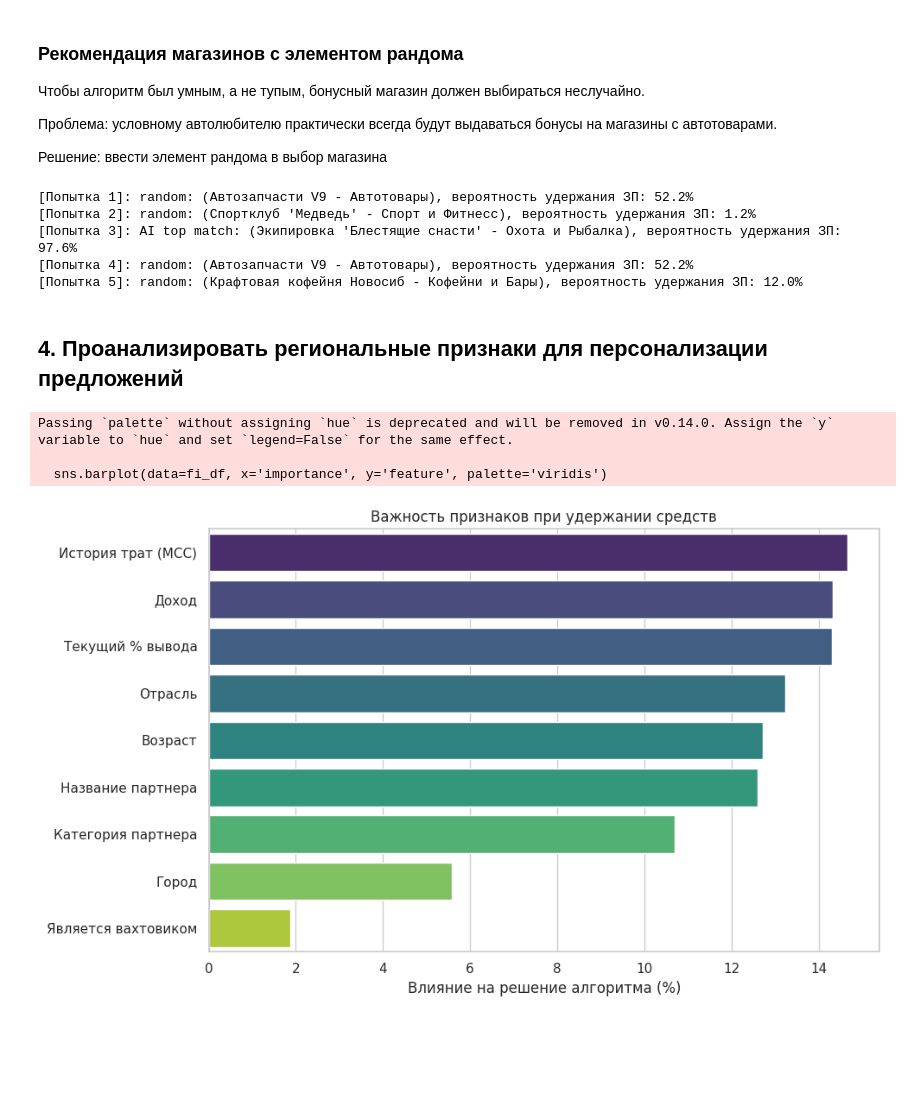
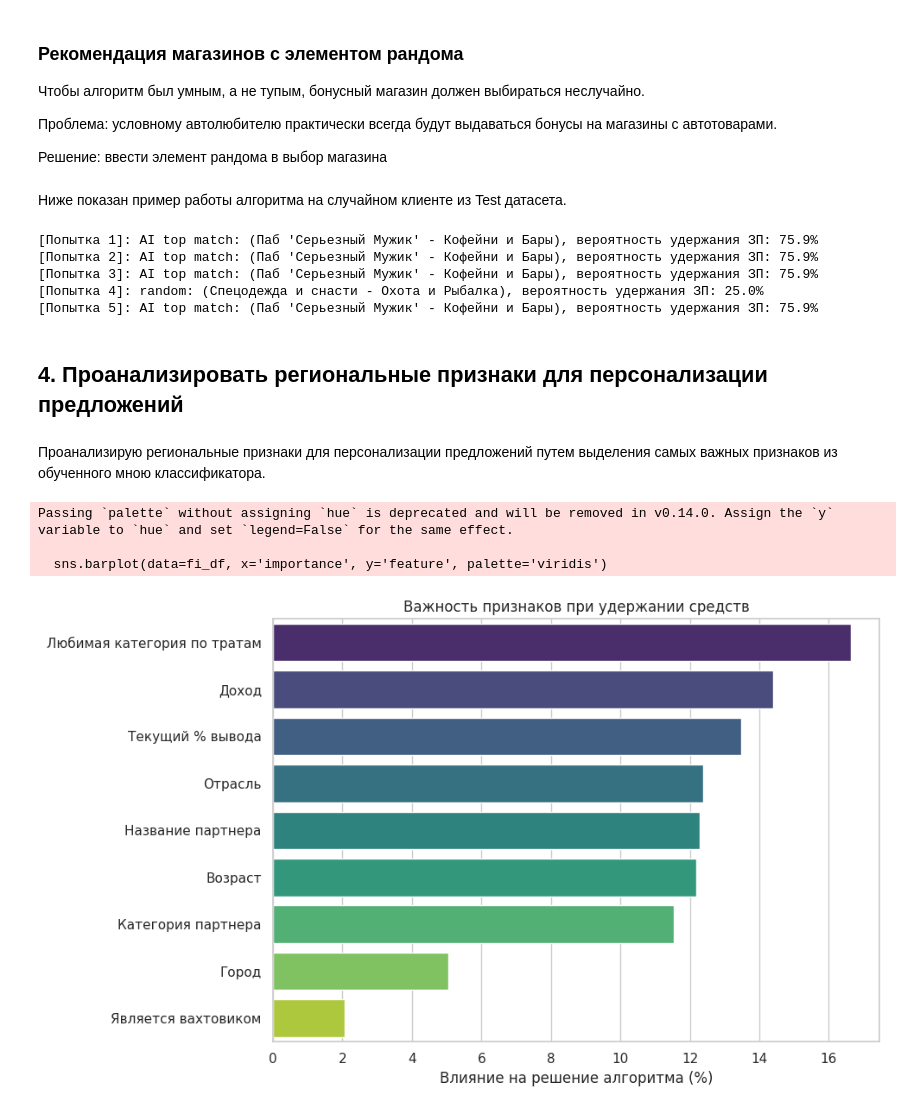
Before and after one commit to yifanset/sber-hak, a Jupyter notebook: model/model.ipynb, the cells around one changed output. Cells and saved outputs as stored; diff of their text form; code cells hidden in the pictures; blank space fills up the shorter version.

```diff
--- a/model/model.ipynb
+++ b/model/model.ipynb
@@ -407,9 +419,9 @@ from sklearn.metrics import classification_report
 
 model = CatBoostClassifier(
     iterations=500,
-    learning_rate=0.12245119510163609,
+    learning_rate=0.1622907349538086,
     depth=8,
-    l2_leaf_reg=1.0148176208509447,
+    l2_leaf_reg=2.377107451513059,
     cat_features=categorical_features,
     auto_class_weights="Balanced",
     early_stopping_rounds=50,
@@ -481,6 +495,8 @@ def recommend_store_with_exploration(user_data, available_stores, model, epsilon
         chosen_strategy = "random"
 
     return chosen["name"], chosen["category"], chosen["probability"], chosen_strategy
+# %% [markdown]
+Ниже показан пример работы алгоритма на случайном клиенте из Test датасета.
 # %%
 sample_client = X_test.iloc[213].drop(["proposed_store_name", "proposed_store_category"]).to_dict()
 client_city = sample_client["city"]
@@ -489,41 +505,43 @@ for i in range(5):
     name, category, probability, strategy = recommend_store_with_exploration(sample_client, local_partners[client_city], model)
     print(f"[Попытка {i+1}]: {strategy}: ({name} - {category}), вероятность удержания ЗП: {probability:.1%}")
 # %% [output]
-[Попытка 1]: random: (Автозапчасти V9 - Автотовары), вероятность удержания ЗП: 52.2%
-[Попытка 2]: random: (Спортклуб 'Медведь' - Спорт и Фитнесс), вероятность удержания ЗП: 1.2%
-[Попытка 3]: AI top match: (Экипировка 'Блестящие снасти' - Охота и Рыбалка), вероятность удержания ЗП: 97.6%
-[Попытка 4]: random: (Автозапчасти V9 - Автотовары), вероятность удержания ЗП: 52.2%
-[Попытка 5]: random: (Крафтовая кофейня Новосиб - Кофейни и Бары), вероятность удержания ЗП: 12.0%
+[Попытка 1]: AI top match: (Паб 'Серьезный Мужик' - Кофейни и Бары), вероятность удержания ЗП: 75.9%
+[Попытка 2]: AI top match: (Паб 'Серьезный Мужик' - Кофейни и Бары), вероятность удержания ЗП: 75.9%
+[Попытка 3]: AI top match: (Паб 'Серьезный Мужик' - Кофейни и Бары), вероятность удержания ЗП: 75.9%
+[Попытка 4]: random: (Спецодежда и снасти - Охота и Рыбалка), вероятность удержания ЗП: 25.0%
+[Попытка 5]: AI top match: (Паб 'Серьезный Мужик' - Кофейни и Бары), вероятность удержания ЗП: 75.9%
 # %% [markdown]
 ## 4. Проанализировать региональные признаки для персонализации предложений
+# %% [markdown]
+Проанализирую региональные признаки для персонализации предложений путем выделения самых важных признаков из обученного мною классификатора.
 # %%
 feature_importance = model.get_feature_importance()
 feature_names = X_train.columns
 
 fi_df = pd.DataFrame({'feature': feature_names, 'importance': feature_importance})
 fi_df = fi_df.sort_values(by='importance', ascending=False)
 
 fi_df['feature'] = fi_df['feature'].replace({
-    'historical_top_category': 'История трат (MCC)',
+    'historical_top_category': 'Любимая категория по тратам',
     'proposed_store_category': 'Категория партнера',
     'proposed_store_name': 'Название партнера',
     'current_drain_percent': 'Текущий % вывода',
     'income': 'Доход',
     'age': 'Возраст',
     'city': 'Город',
     'industry': 'Отрасль',
     "is_remote_worker": "Является вахтовиком"
 })
 
 plt.figure(figsize=(10, 6))
 sns.barplot(data=fi_df, x='importance', y='feature', palette='viridis')
 plt.title('Важность признаков при удержании средств')
 plt.xlabel('Влияние на решение алгоритма (%)')
 plt.ylabel('')
 plt.tight_layout()
 plt.show()
 # %% [output]
 Passing `palette` without assigning `hue` is deprecated and will be removed in v0.14.0. Assign the `y` variable to `hue` and set `legend=False` for the same effect.
 
   sns.barplot(data=fi_df, x='importance', y='feature', palette='viridis')
-[figure, old version]
+[figure, new version]
```
Also changed, not shown: parts of 8 cells of this notebook.
